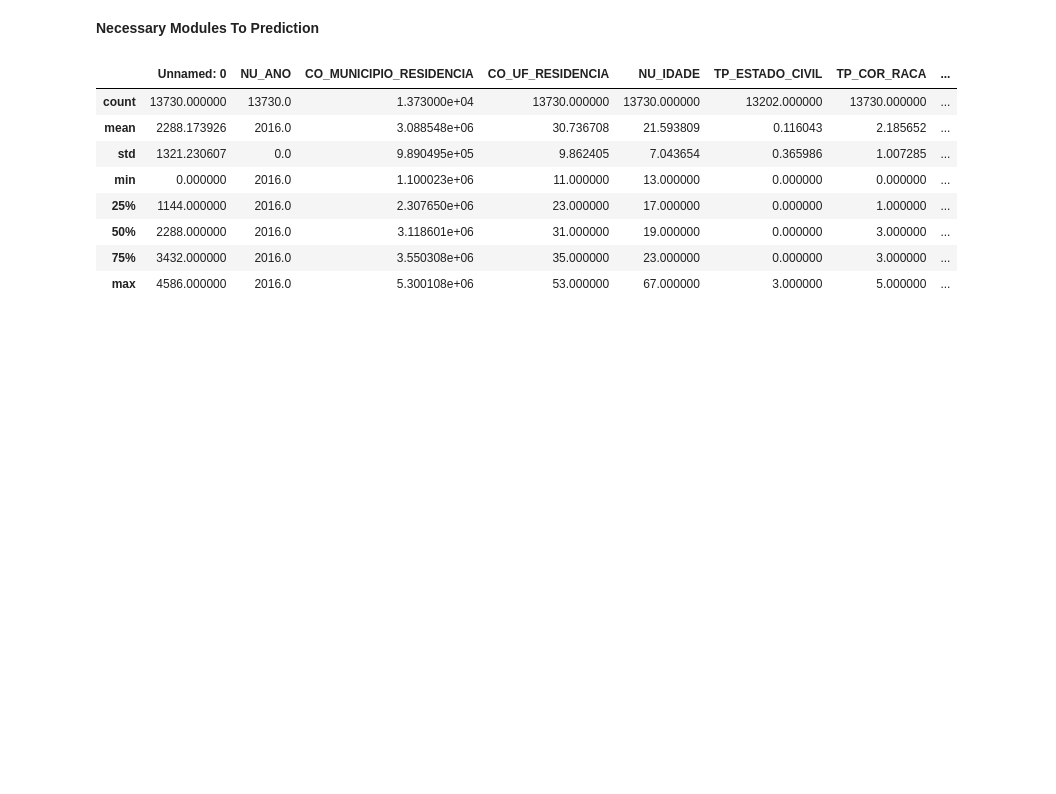
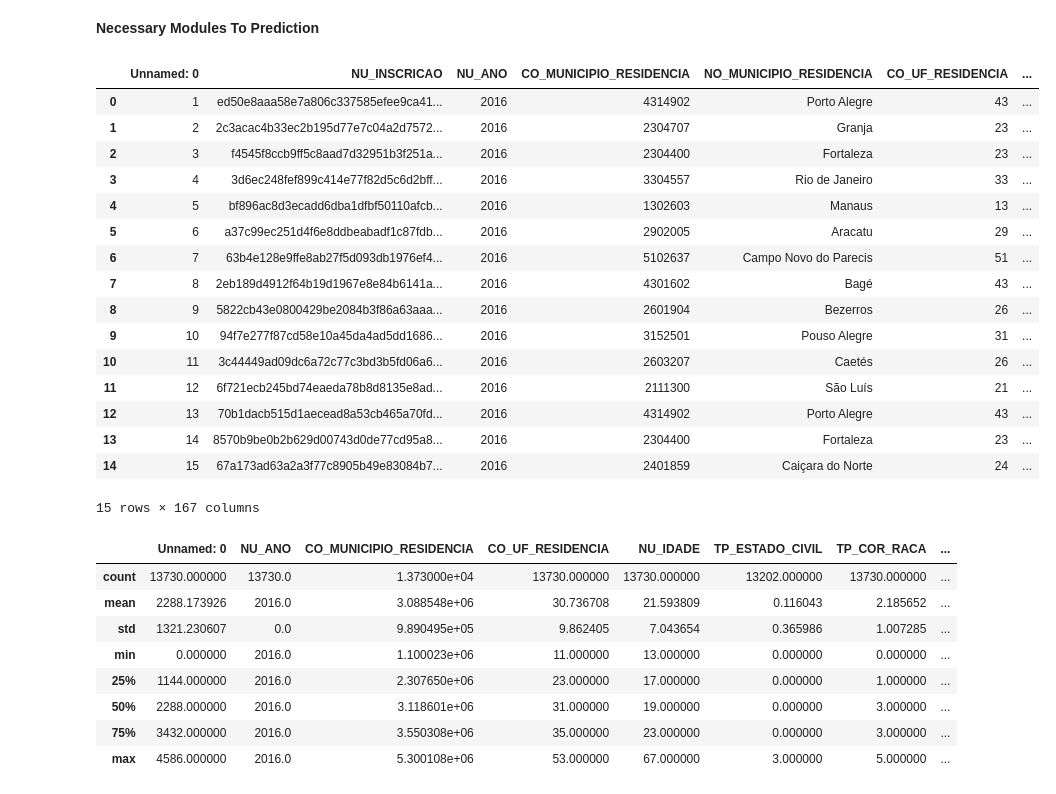
Before and after one commit to ancarvalho/Codenation_AceleraDEV, a Jupyter notebook: Desafio/Chalenge.ipynb, the cells around one changed output. Drawn from its saved outputs; the diff is of its cells as text; code cells hidden in the pictures; blank space fills up the shorter version.

```diff
--- a/Desafio/Chalenge.ipynb
+++ b/Desafio/Chalenge.ipynb
@@ -15,8 +17,28 @@ from sklearn.ensemble import GradientBoostingRegressor, RandomForestRegressor
 from sklearn.metrics import mean_squared_error,r2_score
 import xgboost as xgb
 # %%
-test = pd.read_csv('test.csv')
-train = pd.read_csv('train.csv')
+test = pd.read_csv('https://raw.githubusercontent.com/ancarvalho/Codenation_AceleraDEV/test/Desafio/train.csv?raw=true', sep=',')
+train = pd.read_csv('https://raw.githubusercontent.com/ancarvalho/Codenation_AceleraDEV/test/Desafio/train.csv', sep=',')
+# %%
+train.head(15) #Same Info About Dataset
+# %% [output]
+|  | Unnamed: 0 | NU_INSCRICAO | NU_ANO | CO_MUNICIPIO_RESIDENCIA | NO_MUNICIPIO_RESIDENCIA | CO_UF_RESIDENCIA | ... |
+| 0 | 1 | ed50e8aaa58e7a806c337585efee9ca41... | 2016 | 4314902 | Porto Alegre | 43 | ... |
+| 1 | 2 | 2c3acac4b33ec2b195d77e7c04a2d7572... | 2016 | 2304707 | Granja | 23 | ... |
+| 2 | 3 | f4545f8ccb9ff5c8aad7d32951b3f251a... | 2016 | 2304400 | Fortaleza | 23 | ... |
+| 3 | 4 | 3d6ec248fef899c414e77f82d5c6d2bff... | 2016 | 3304557 | Rio de Janeiro | 33 | ... |
+| 4 | 5 | bf896ac8d3ecadd6dba1dfbf50110afcb... | 2016 | 1302603 | Manaus | 13 | ... |
+| 5 | 6 | a37c99ec251d4f6e8ddbeabadf1c87fdb... | 2016 | 2902005 | Aracatu | 29 | ... |
+| 6 | 7 | 63b4e128e9ffe8ab27f5d093db1976ef4... | 2016 | 5102637 | Campo Novo do Parecis | 51 | ... |
+| 7 | 8 | 2eb189d4912f64b19d1967e8e84b6141a... | 2016 | 4301602 | Bagé | 43 | ... |
+| 8 | 9 | 5822cb43e0800429be2084b3f86a63aaa... | 2016 | 2601904 | Bezerros | 26 | ... |
+| 9 | 10 | 94f7e277f87cd58e10a45da4ad5dd1686... | 2016 | 3152501 | Pouso Alegre | 31 | ... |
+| 10 | 11 | 3c44449ad09dc6a72c77c3bd3b5fd06a6... | 2016 | 2603207 | Caetés | 26 | ... |
+| 11 | 12 | 6f721ecb245bd74eaeda78b8d8135e8ad... | 2016 | 2111300 | São Luís | 21 | ... |
+| 12 | 13 | 70b1dacb515d1aecead8a53cb465a70fd... | 2016 | 4314902 | Porto Alegre | 43 | ... |
+| 13 | 14 | 8570b9be0b2b629d00743d0de77cd95a8... | 2016 | 2304400 | Fortaleza | 23 | ... |
+| 14 | 15 | 67a173ad63a2a3f77c8905b49e83084b7... | 2016 | 2401859 | Caiçara do Norte | 24 | ... |
+15 rows × 167 columns
 # %%
 train.describe()
 # %% [output]
```
Also changed, not shown: parts of 1 cell of this notebook.
